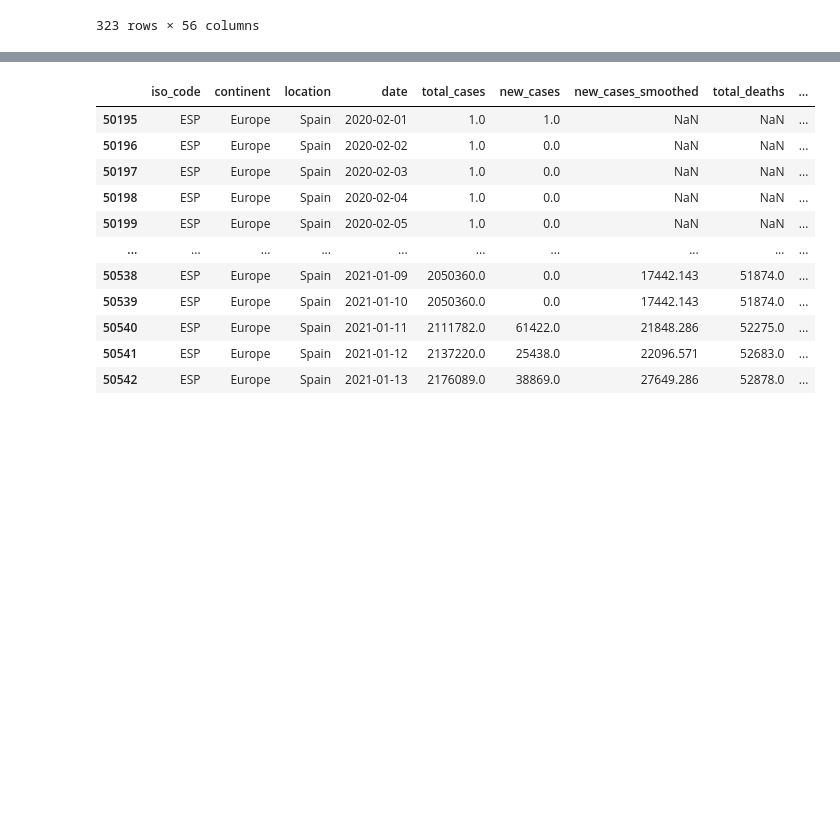
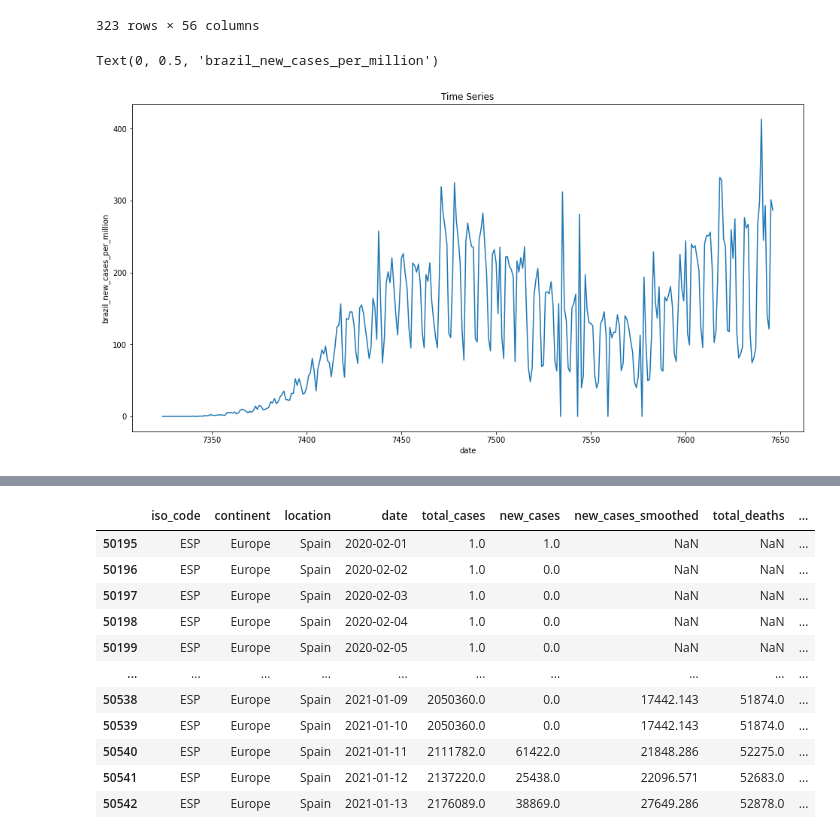
Before and after one commit to TracyRenee61/COV19, a Jupyter notebook: COV19_Compare_UK_&_Brazil.ipynb, the cells around one changed output, grey strips where cells are left out. Cells and saved outputs as stored; diff of their text form; code cells hidden in the pictures; blank space fills up the shorter version.

```diff
--- a/COV19_Compare_UK_&_Brazil.ipynb
+++ b/COV19_Compare_UK_&_Brazil.ipynb
@@ -317,3 +315,11 @@ br_cov19
 | 7645 | BRA | South America | Brazil | 2021-01-12 | 8195637.0 | 64025.0 | 55033.857 | 204690.0 | ... |
 | 7646 | BRA | South America | Brazil | 2021-01-13 | 8256536.0 | 60899.0 | 54672.286 | 205964.0 | ... |
 323 rows × 56 columns
+# %%
+br_cov19['new_cases_per_million'].plot(figsize=(16, 8))
+plt.title('Time Series')
+plt.xlabel("date")
+plt.ylabel("brazil_new_cases_per_million")
+# %% [output]
+Text(0, 0.5, 'brazil_new_cases_per_million')
+[figure, added]
```
Also changed, not shown: parts of 19 cells of this notebook.
